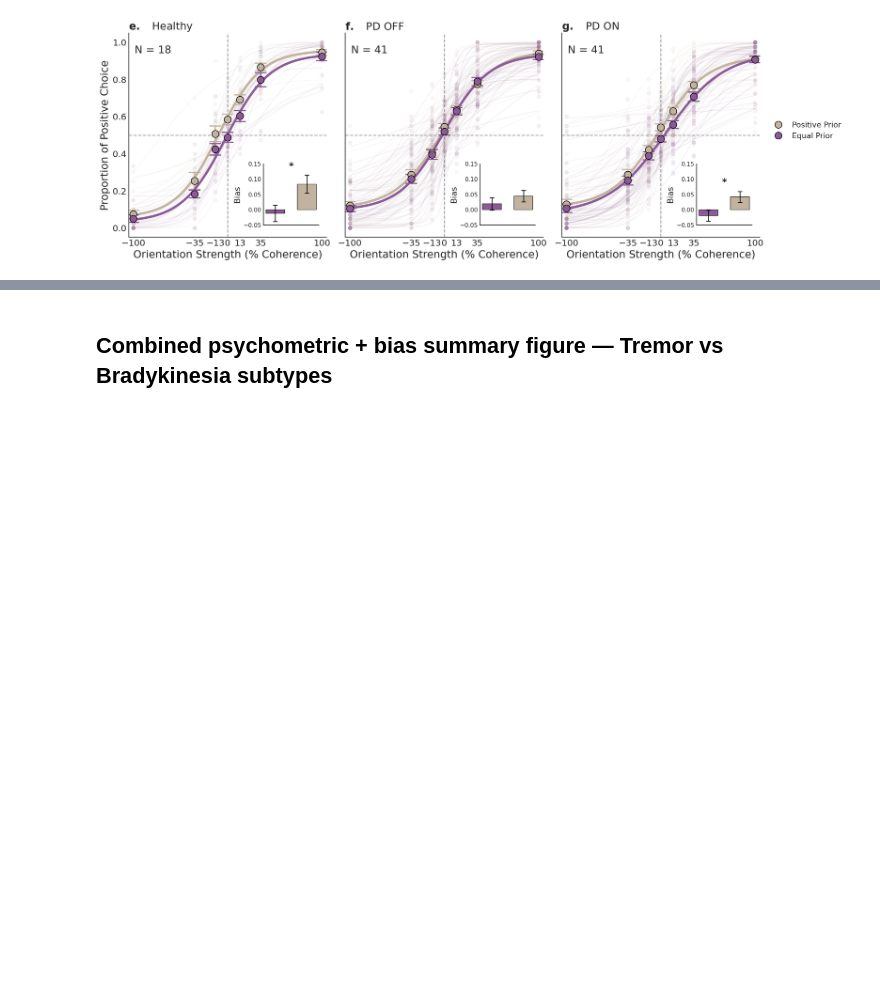
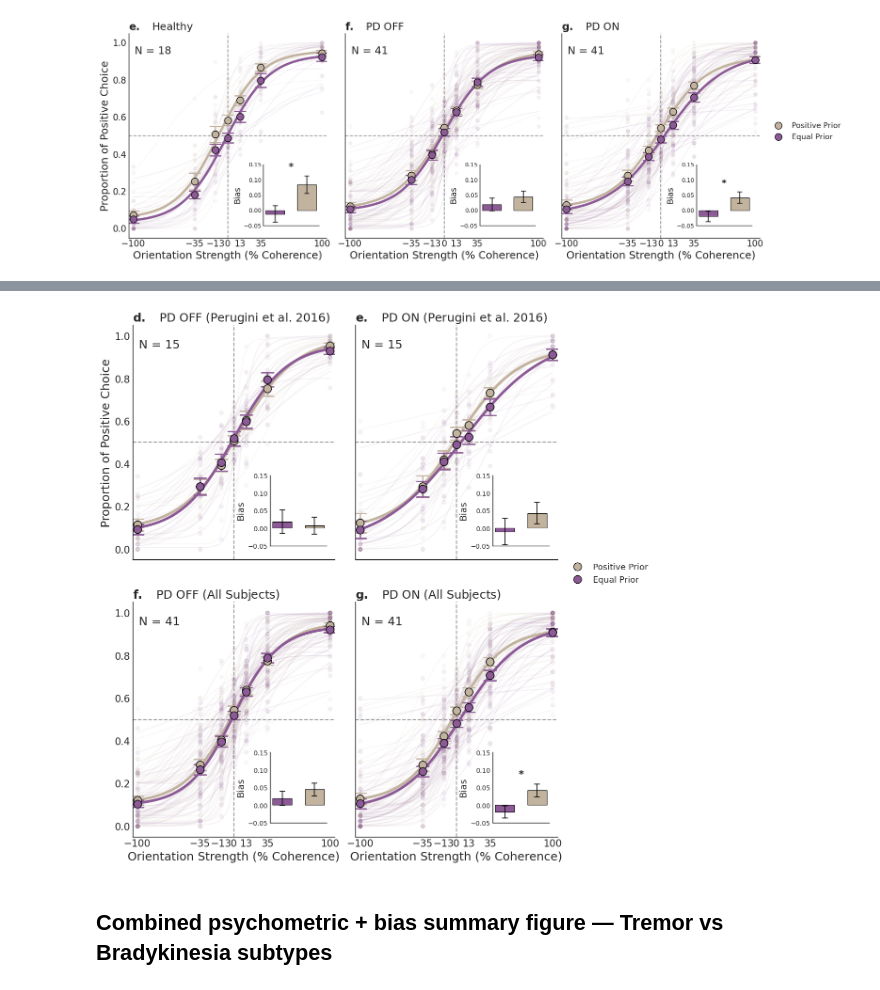
Before and after one commit to vaibrainium/bayesian-priors-in-pd-subtype, a Jupyter notebook: notebooks/2.30-dissemination.ipynb, the cells around one changed output, grey strips where cells are left out. Drawn from its saved outputs; the diff is of its cells as text; code cells hidden in the pictures; blank space fills up the shorter version.

```diff
--- a/notebooks/2.21-dissemination.ipynb
+++ b/notebooks/2.30-dissemination.ipynb
@@ -155,7 +185,7 @@ main_panels = [
     {"grp": "pd_on", "sub_ids": subjects_map["all"], "med": "on", "title": "PD ON"},
 ]
 main_letters = ["e.", "f.", "g."]
-main_corrected_p = bias_significance([p["grp"] for p in main_panels])
+main_corrected_p = bias_significance(main_panels)
 
 fig, axes = plt.subplots(1, len(main_panels), figsize=(18, 6), sharey=True)
 for ax, panel, letter in zip(axes, main_panels, main_letters):
@@ -166,7 +196,7 @@ for ax, panel, letter in zip(axes, main_panels, main_letters):
         panel["grp"],
         panel["title"],
         letter,
-        main_corrected_p[panel["grp"]],
+        main_corrected_p[panel["title"]],
         inset_ylim=(-0.05, 0.15),
     )
 
@@ -178,3 +242,38 @@ fig.tight_layout()
+# %%
+ucla_pd = set(processed_metadata[(processed_metadata["experiment_site"] == "UCLA") & (processed_metadata["is_pd"] == 1)]["subject_id"].unique())
+
+
+main_panels = [
+    {"grp": "pd_off", "sub_ids": ucla_pd, "med": "off", "title": "PD OFF (Perugini et al. 2016)"},
+    {"grp": "pd_on", "sub_ids": ucla_pd, "med": "on", "title": "PD ON (Perugini et al. 2016)"},
+    {"grp": "pd_off", "sub_ids": subjects_map["all"], "med": "off", "title": "PD OFF (All Subjects)"},
+    {"grp": "pd_on", "sub_ids": subjects_map["all"], "med": "on", "title": "PD ON (All Subjects)"},
+]
+main_letters = ["d.", "e.", "f.", "g."]
+main_corrected_p = bias_significance(main_panels)
+
+fig, axes = plt.subplots(2, 2, figsize=(12, 10), sharey=True)
+axes = axes.flatten()
+for ax, panel, letter in zip(axes, main_panels, main_letters):
+    plot_curve_bias_panel(
+        ax,
+        panel["sub_ids"],
+        panel["med"],
+        panel["grp"],
+        panel["title"],
+        letter,
+        main_corrected_p[panel["title"]],
+        inset_ylim=(-0.05, 0.15),
+    )
+
+axes[0].set_ylabel("Proportion of Positive Choice", fontsize=18)
+for i in [0, 1]:
+    axes[i].set_xticklabels([])
+    axes[i].set_xlabel("")
+axes[-1].legend(loc="upper left", bbox_to_anchor=(1.02, 1.2), fontsize=13, frameon=False)
+fig.tight_layout()
+# %% [output]
+[figure, added]
 # %% [markdown]
 ## Combined psychometric + bias summary figure — Tremor vs Bradykinesia subtypes
 # %%
```
Also changed, not shown: parts of 8 cells of this notebook.
